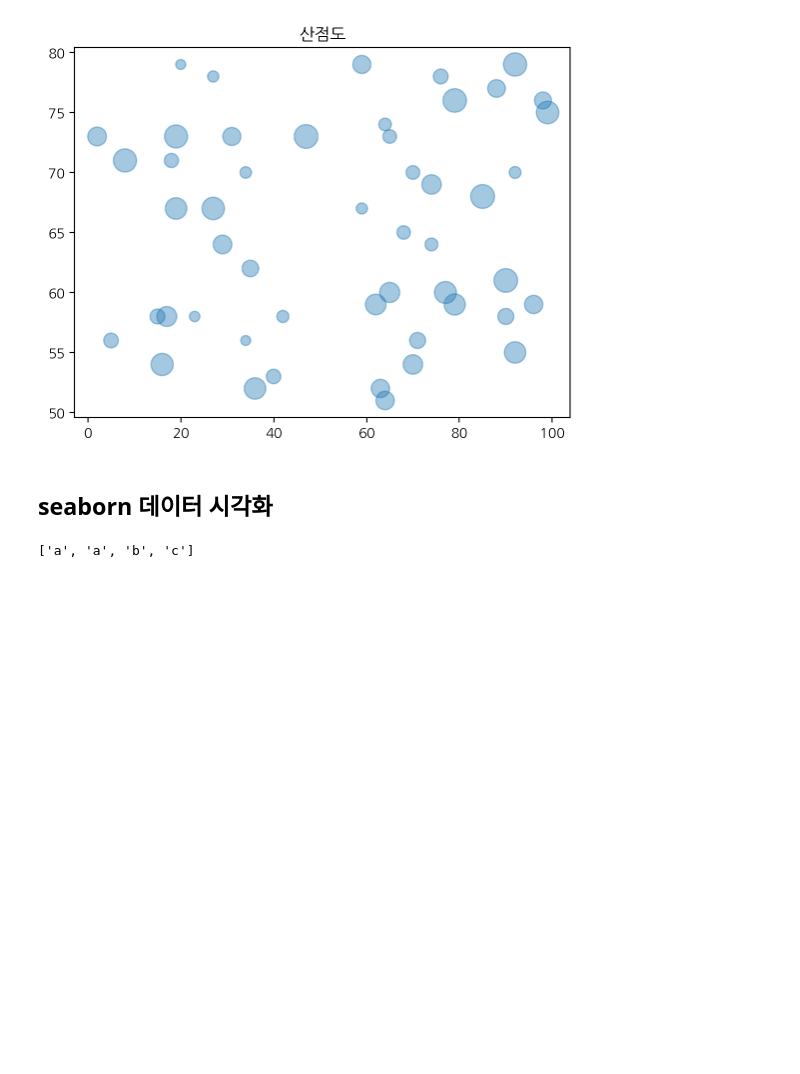
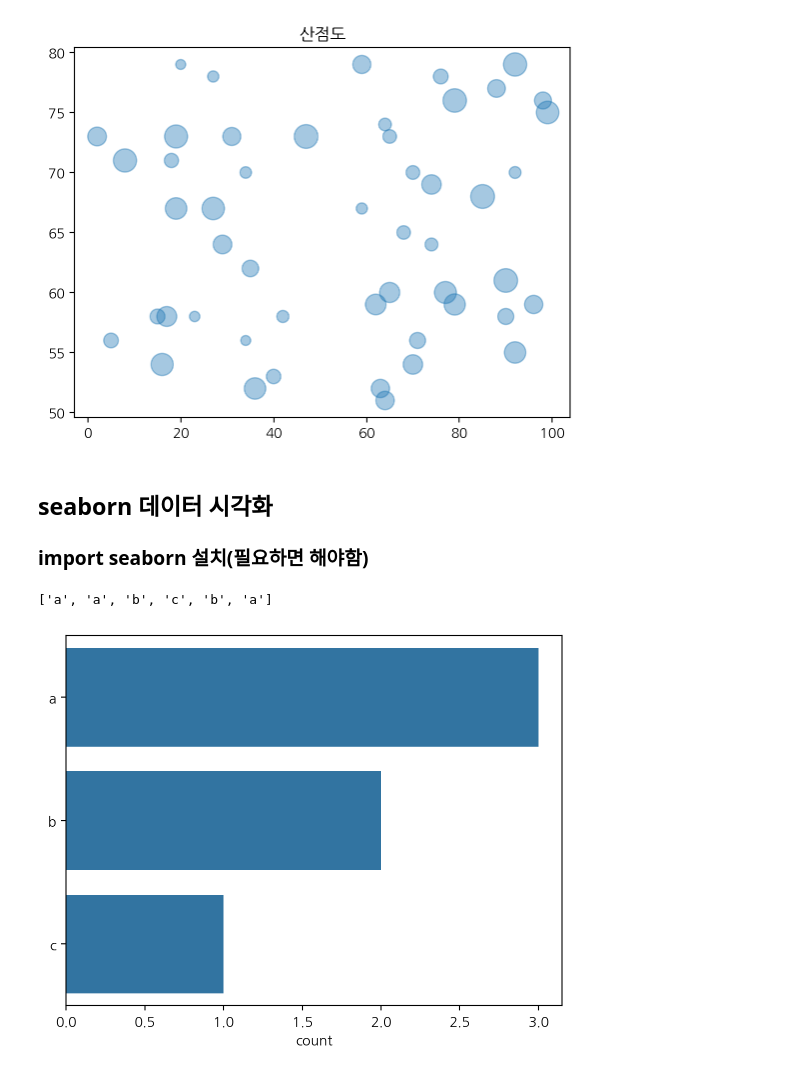
Before and after one commit to syejin2004/2024-1-my-BDA, a Jupyter notebook: inclass/01w_0312_tue_bigdata_basic.ipynb, the cells around one changed output. Cells and saved outputs as stored; diff of their text form; code cells hidden in the pictures; blank space fills up the shorter version.

```diff
--- a/inclass/01w_0312_tue_bigdata_basic.ipynb
+++ b/inclass/01w_0312_tue_bigdata_basic.ipynb
@@ -81,8 +81,14 @@ plt.title('산점도');
 [figure]
 # %% [markdown]
 ## seaborn 데이터 시각화
+### import seaborn 설치(필요하면 해야함)
 # %%
-var = ['a', 'a', 'b', 'c']
+var = ['a', 'a', 'b', 'c', 'b', 'a']
 var
 # %% [output]
-['a', 'a', 'b', 'c']
+['a', 'a', 'b', 'c', 'b', 'a']
+# %%
+import seaborn as sns
+sns.countplot(var);
+# %% [output]
+[figure, added]
```
Also changed, not shown: parts of 4 cells of this notebook.
